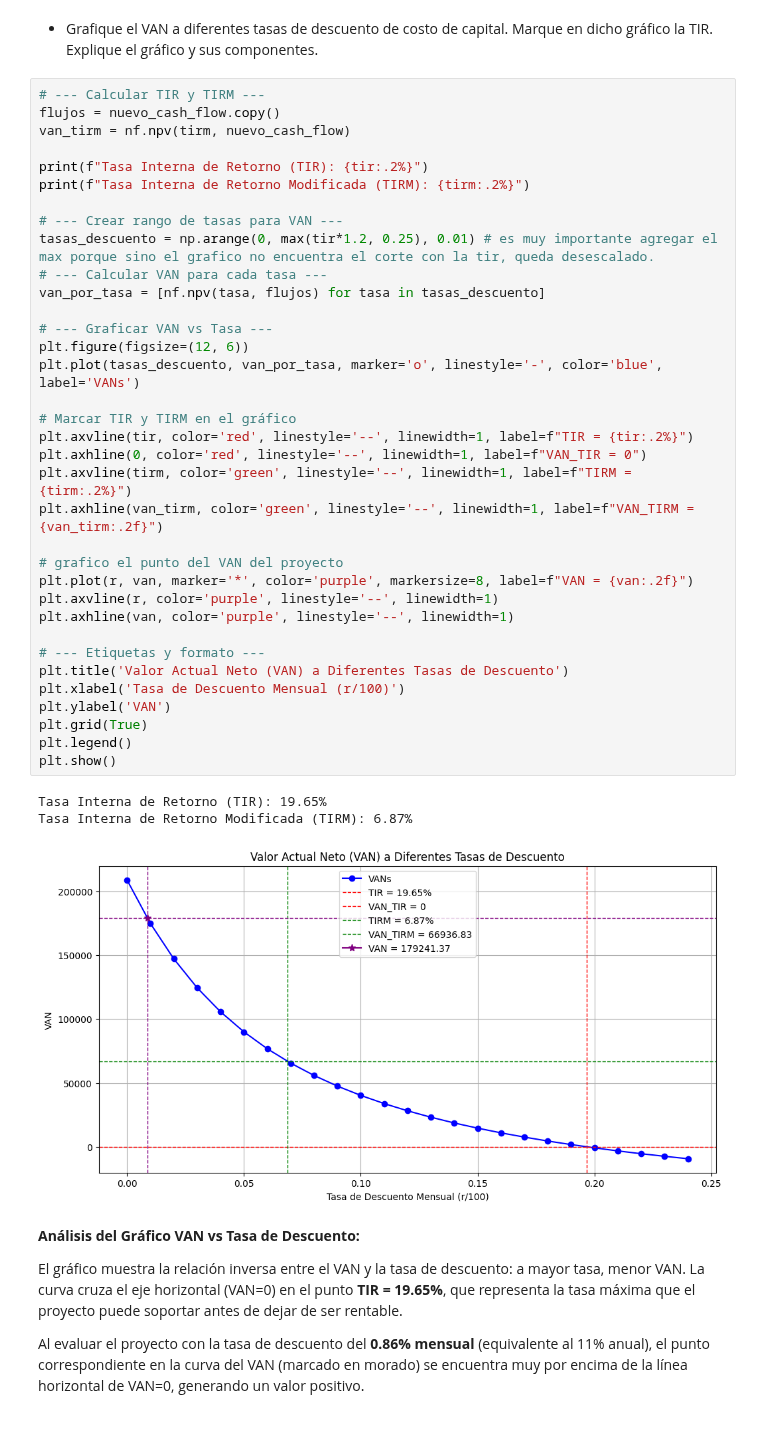
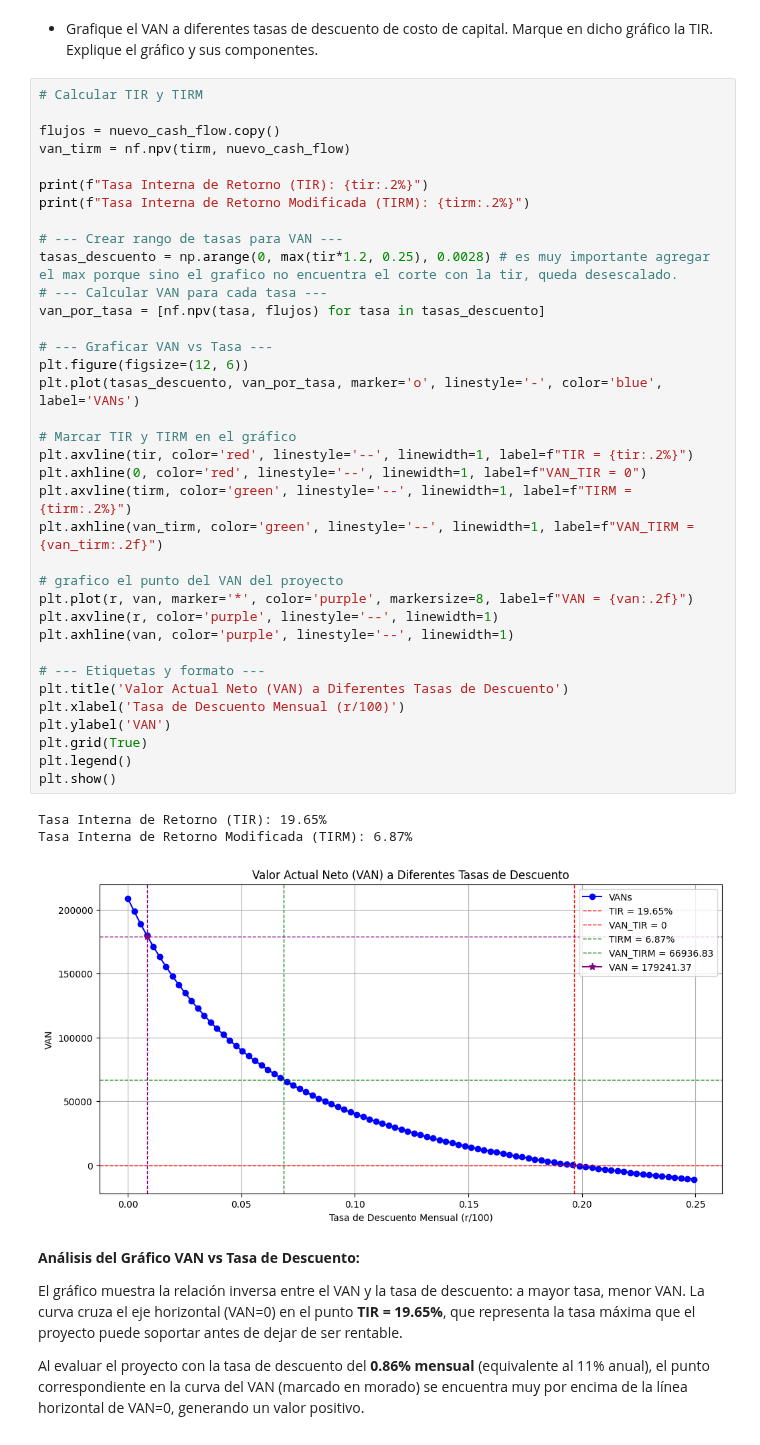
Before and after one commit to alexballera/laboratorio-datos-fce, a Jupyter notebook: 2do_parcial/parcial/[corregido]_Laboratorio_2P_Examen_ipynb.ipynb, the cells around one changed output. Drawn from its saved outputs; the diff is of its cells as text.

```diff
--- a/2do_parcial/parcial/[corregido]_Laboratorio_2P_Examen_ipynb.ipynb
+++ b/2do_parcial/parcial/[corregido]_Laboratorio_2P_Examen_ipynb.ipynb
@@ -738,7 +745,8 @@ A pesar de esta irregularidad, la suma total de $311,000 supera ampliamente la i
 # %% [markdown]
 - Grafique el VAN a diferentes tasas de descuento de costo de capital. Marque en dicho gráfico la TIR. Explique el gráfico y sus componentes.
 # %%
-# --- Calcular TIR y TIRM ---
+# Calcular TIR y TIRM
+
 flujos = nuevo_cash_flow.copy()
 van_tirm = nf.npv(tirm, nuevo_cash_flow)
 
@@ -746,36 +754,36 @@ print(f"Tasa Interna de Retorno (TIR): {tir:.2%}")
 print(f"Tasa Interna de Retorno Modificada (TIRM): {tirm:.2%}")
 
 # --- Crear rango de tasas para VAN ---
-tasas_descuento = np.arange(0, max(tir*1.2, 0.25), 0.01) # es muy importante agregar el max porque sino el grafico no encuentra el corte con la tir, queda desescalado.
+tasas_descuento = np.arange(0, max(tir*1.2, 0.25), 0.0028) # es muy importante agregar el max porque sino el grafico no encuentra el corte con la tir, queda desescalado.
 # --- Calcular VAN para cada tasa ---
 van_por_tasa = [nf.npv(tasa, flujos) for tasa in tasas_descuento]
 
 # --- Graficar VAN vs Tasa ---
 plt.figure(figsize=(12, 6))
 plt.plot(tasas_descuento, van_por_tasa, marker='o', linestyle='-', color='blue', label='VANs')
 
 # Marcar TIR y TIRM en el gráfico
 plt.axvline(tir, color='red', linestyle='--', linewidth=1, label=f"TIR = {tir:.2%}")
 plt.axhline(0, color='red', linestyle='--', linewidth=1, label=f"VAN_TIR = 0")
 plt.axvline(tirm, color='green', linestyle='--', linewidth=1, label=f"TIRM = {tirm:.2%}")
 plt.axhline(van_tirm, color='green', linestyle='--', linewidth=1, label=f"VAN_TIRM = {van_tirm:.2f}")
 
 # grafico el punto del VAN del proyecto
 plt.plot(r, van, marker='*', color='purple', markersize=8, label=f"VAN = {van:.2f}")
 plt.axvline(r, color='purple', linestyle='--', linewidth=1)
 plt.axhline(van, color='purple', linestyle='--', linewidth=1)
 
 # --- Etiquetas y formato ---
 plt.title('Valor Actual Neto (VAN) a Diferentes Tasas de Descuento')
 plt.xlabel('Tasa de Descuento Mensual (r/100)')
 plt.ylabel('VAN')
 plt.grid(True)
 plt.legend()
 plt.show()
 # %% [output]
 Tasa Interna de Retorno (TIR): 19.65%
 Tasa Interna de Retorno Modificada (TIRM): 6.87%
-[figure, old version]
+[figure, new version]
 # %% [markdown]
 **Análisis del Gráfico VAN vs Tasa de Descuento:**
 
```
Also changed, not shown: parts of 6 cells of this notebook.
